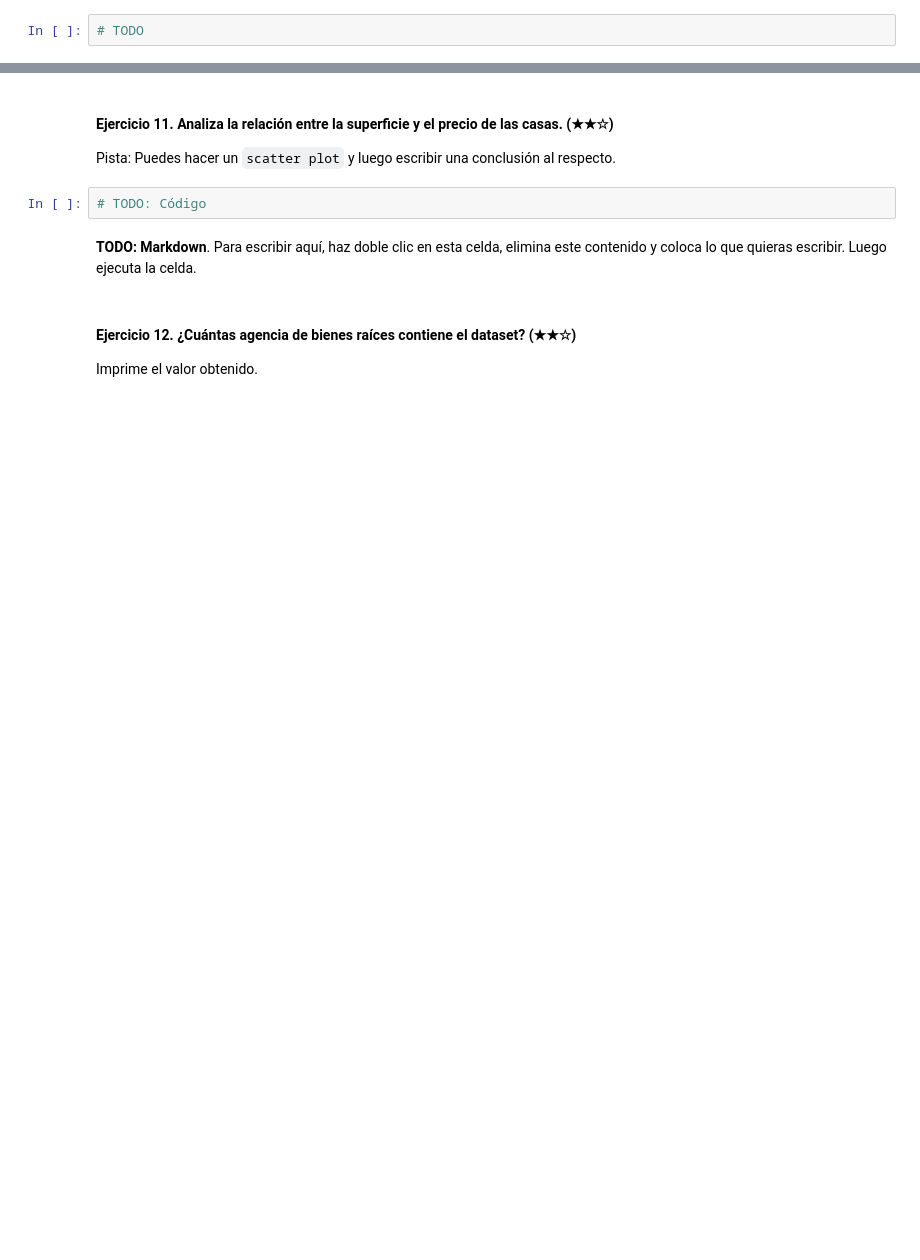
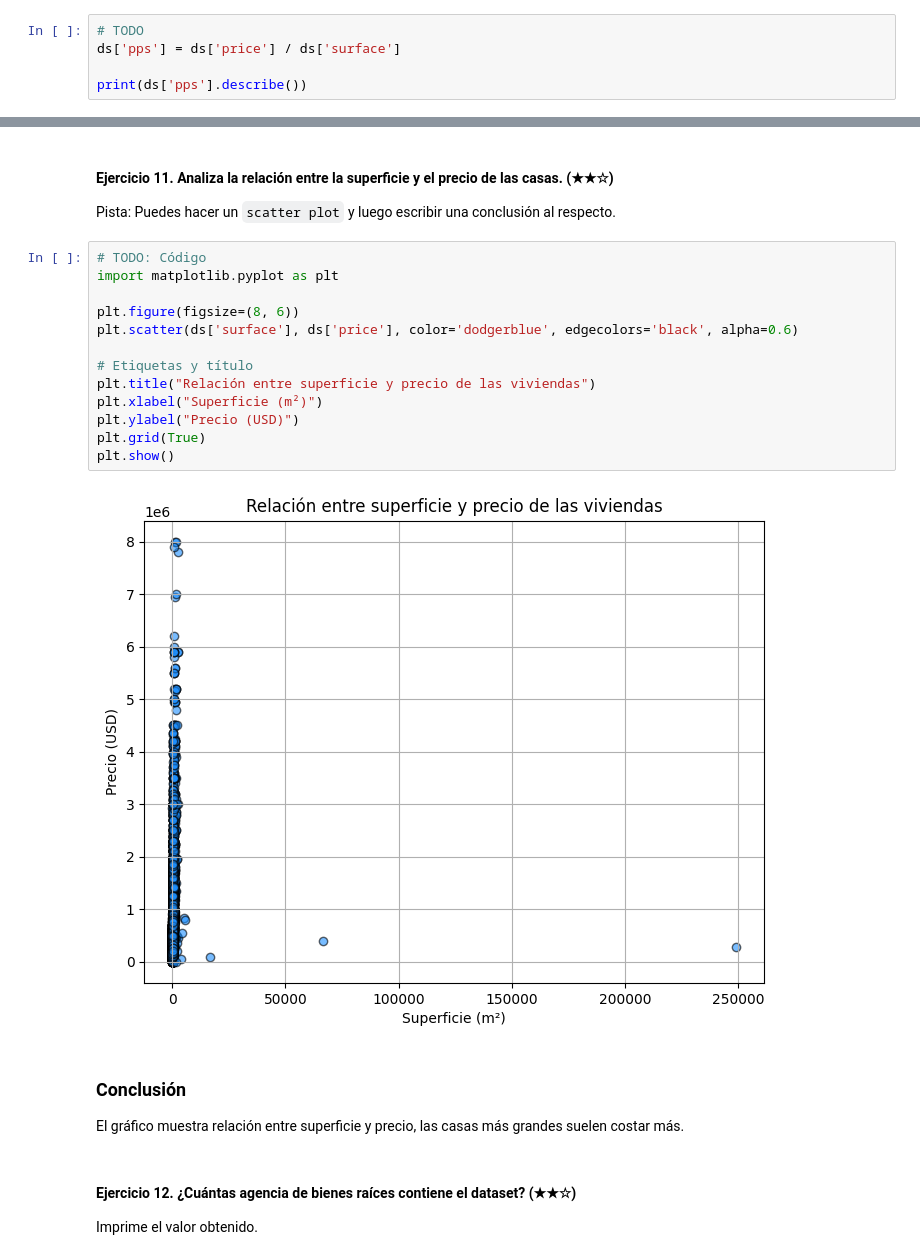
Before and after one commit to 4GeeksAcademy/mgabrielafiguera-pixel-realestate-datacleanup-exercise, a Jupyter notebook: project.es.ipynb, the cells around one changed output, grey strips where cells are left out. Saved outputs shown, nothing was run; the diff lists cells and outputs as text; blank space fills up the shorter version.

```diff
--- a/project.es.ipynb
+++ b/project.es.ipynb
@@ -99,3 +225,6 @@ Imprime el histograma de los precios y escribe en la celda del Markdown un breve
 Imprime ambos promedios y escribe una conclusión sobre ellos.
 # %%
 # TODO
+ds['pps'] = ds['price'] / ds['surface']
+
+print(ds['pps'].describe())
@@ -113,8 +265,23 @@ Pista: Crea una nueva columna llamada `pps` (*price per square* o precio por met
 Pista: Puedes hacer un `scatter plot` y luego escribir una conclusión al respecto.
 # %%
 # TODO: Código
+import matplotlib.pyplot as plt
+
+plt.figure(figsize=(8, 6))
+plt.scatter(ds['surface'], ds['price'], color='dodgerblue', edgecolors='black', alpha=0.6)
+
+# Etiquetas y título
+plt.title("Relación entre superficie y precio de las viviendas")
+plt.xlabel("Superficie (m²)")
+plt.ylabel("Precio (USD)")
+plt.grid(True)
+plt.show()
+# %% [output]
+[figure, added]
 # %% [markdown]
-**TODO: Markdown**. Para escribir aquí, haz doble clic en esta celda, elimina este contenido y coloca lo que quieras escribir. Luego ejecuta la celda.
+### Conclusión
+
+El gráfico muestra relación entre superficie y precio, las casas más grandes suelen costar más.
 # %% [markdown]
 #### Ejercicio 12. ¿Cuántas agencia de bienes raíces contiene el dataset? (★★☆)
 
```
Also changed, not shown: parts of 14 cells of this notebook.
